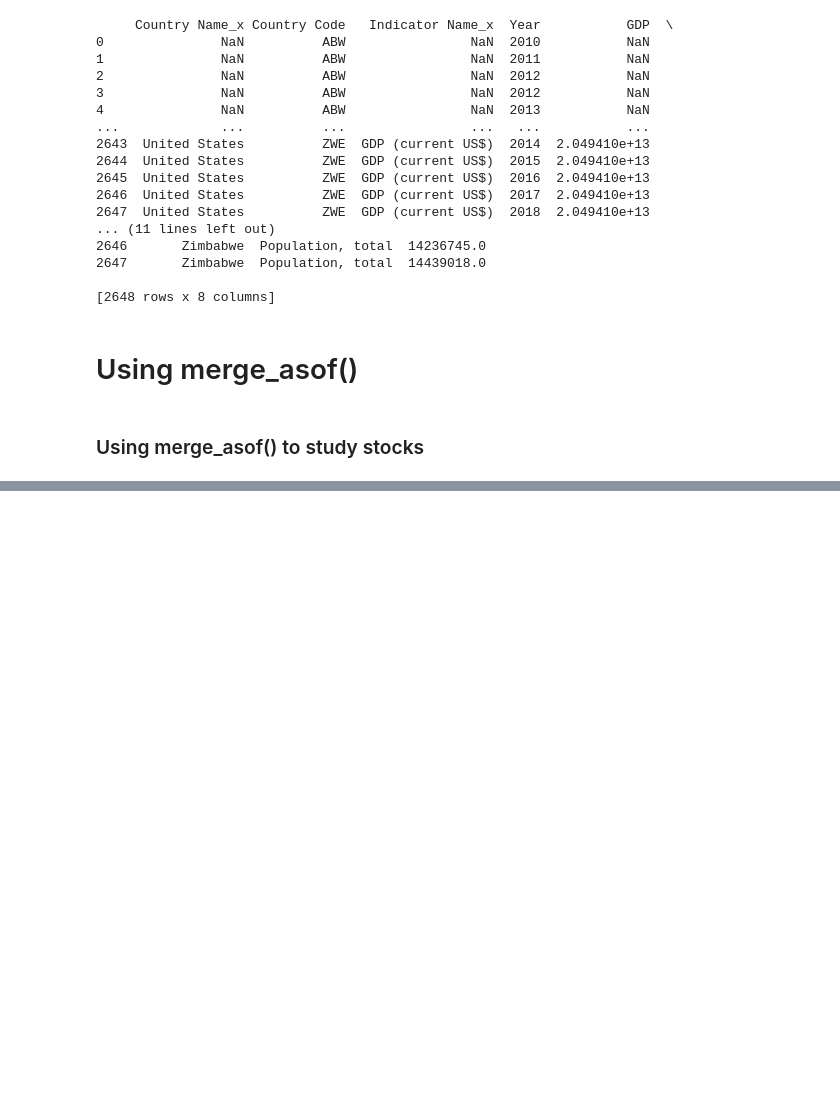
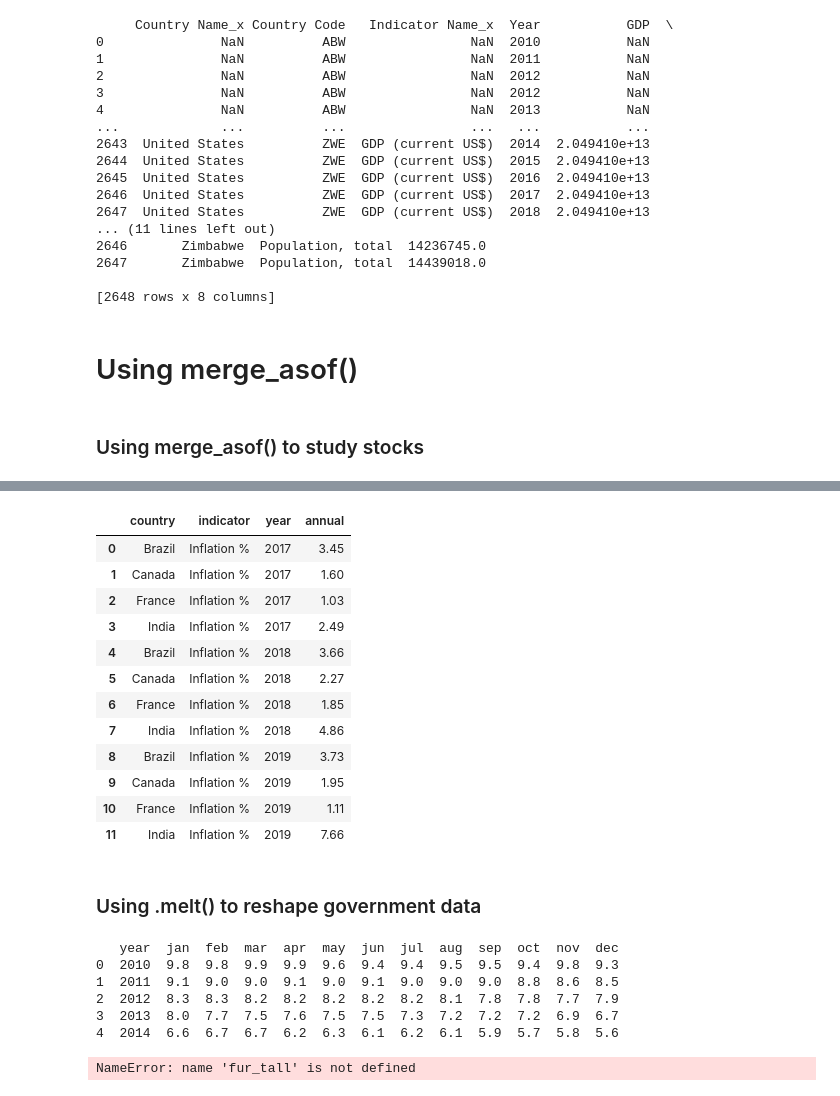
Before and after one commit to harrystaley/DataCamp, a Jupyter notebook: courses/Joining_Data_with_Pandas/4 Merging Ordered and Time-Series Data.ipynb, the cells around one changed output, grey strips where cells are left out. Saved outputs shown, nothing was run; the diff lists cells and outputs as text; code cells hidden in the pictures; blank space fills up the shorter version.

```diff
--- a/courses/Joining_Data_with_Pandas/4 Merging Ordered and Time-Series Data.ipynb
+++ b/courses/Joining_Data_with_Pandas/4 Merging Ordered and Time-Series Data.ipynb
@@ -127,0 +265,45 @@ print(date_ctry)
+# %%
+inflation.melt(id_vars=["country", "indicator"], var_name='year', value_name='annual')
+# %% [output]
+|  | country | indicator | year | annual |
+| 0 | Brazil | Inflation % | 2017 | 3.45 |
+| 1 | Canada | Inflation % | 2017 | 1.60 |
+| 2 | France | Inflation % | 2017 | 1.03 |
+| 3 | India | Inflation % | 2017 | 2.49 |
+| 4 | Brazil | Inflation % | 2018 | 3.66 |
+| 5 | Canada | Inflation % | 2018 | 2.27 |
+| 6 | France | Inflation % | 2018 | 1.85 |
+| 7 | India | Inflation % | 2018 | 4.86 |
+| 8 | Brazil | Inflation % | 2019 | 3.73 |
+| 9 | Canada | Inflation % | 2019 | 1.95 |
+| 10 | France | Inflation % | 2019 | 1.11 |
+| 11 | India | Inflation % | 2019 | 7.66 |
+# %% [markdown]
+### Using .melt() to reshape government data
+# %%
+# import data
+ur_wide = pd.read_csv("../datasets/ur_wide.csv")
+# print head
+print(ur_wide.head())
+# %% [output]
+   year  jan  feb  mar  apr  may  jun  jul  aug  sep  oct  nov  dec
+0  2010  9.8  9.8  9.9  9.9  9.6  9.4  9.4  9.5  9.5  9.4  9.8  9.3
+1  2011  9.1  9.0  9.0  9.1  9.0  9.1  9.0  9.0  9.0  8.8  8.6  8.5
+2  2012  8.3  8.3  8.2  8.2  8.2  8.2  8.2  8.1  7.8  7.8  7.7  7.9
+3  2013  8.0  7.7  7.5  7.6  7.5  7.5  7.3  7.2  7.2  7.2  6.9  6.7
+4  2014  6.6  6.7  6.7  6.2  6.3  6.1  6.2  6.1  5.9  5.7  5.8  5.6
+# %%
+# unpivot everything besides the year column
+ur_tall = ur_wide.melt(id_vars=["year"], var_name="month", value_name="unempl_rate")
+
+# Create a date column using the month and year columns of ur_tall
+ur_tall['date'] = pd.to_datetime(fur_tall['month'] + '-' + ur_tall['year'])
+
+# Sort ur_tall by date in ascending order
+ur_sorted = ur_tall.sort_values("date", ascending=True)
+
+# Plot the unempl_rate by date
+ur_sorted.plot(x="date" , y="unempl_rate")
+plt.show()
+# %% [output]
+NameError: name 'fur_tall' is not defined
```
Also changed, not shown: parts of 14 cells of this notebook, 8 other files.
